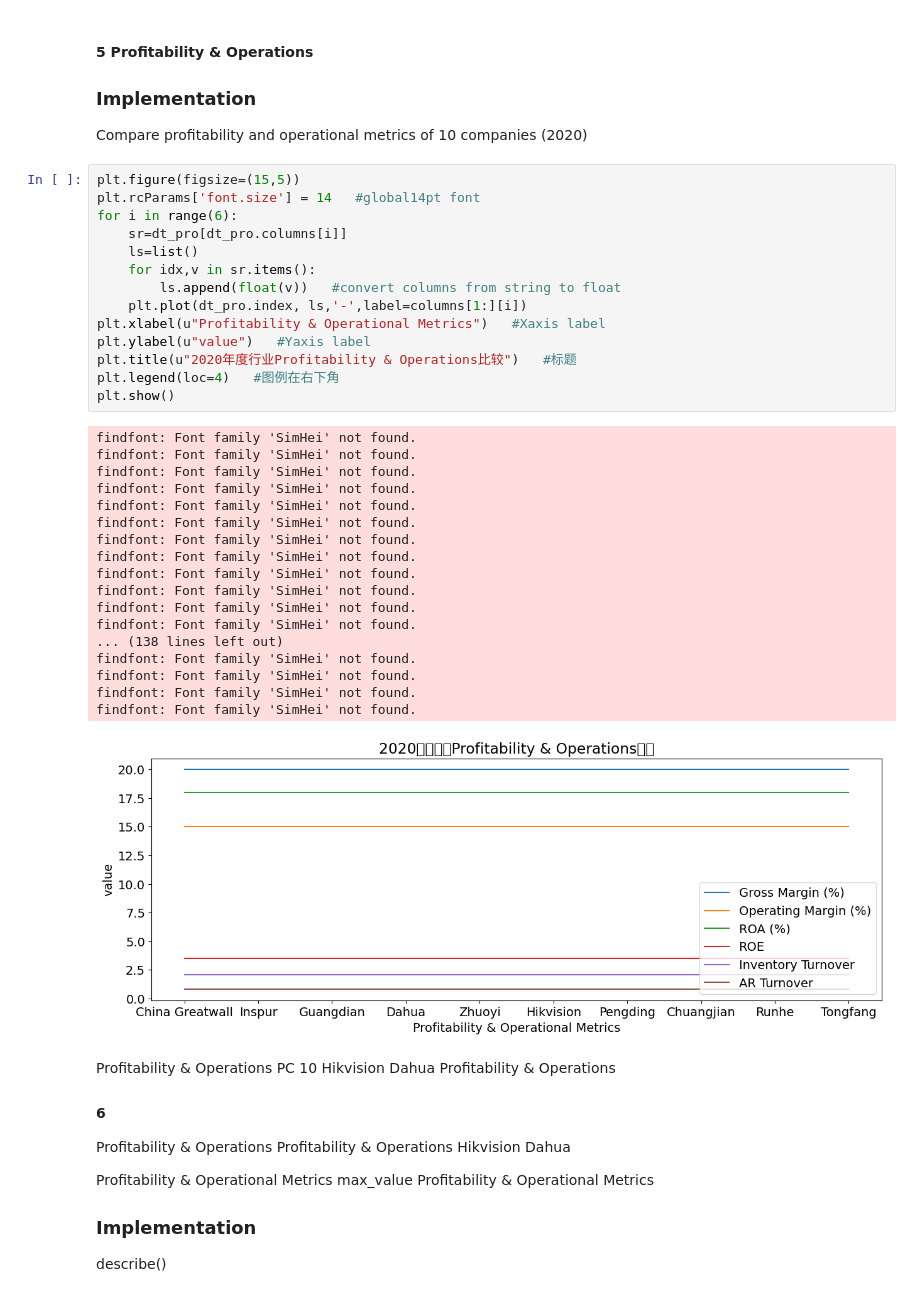
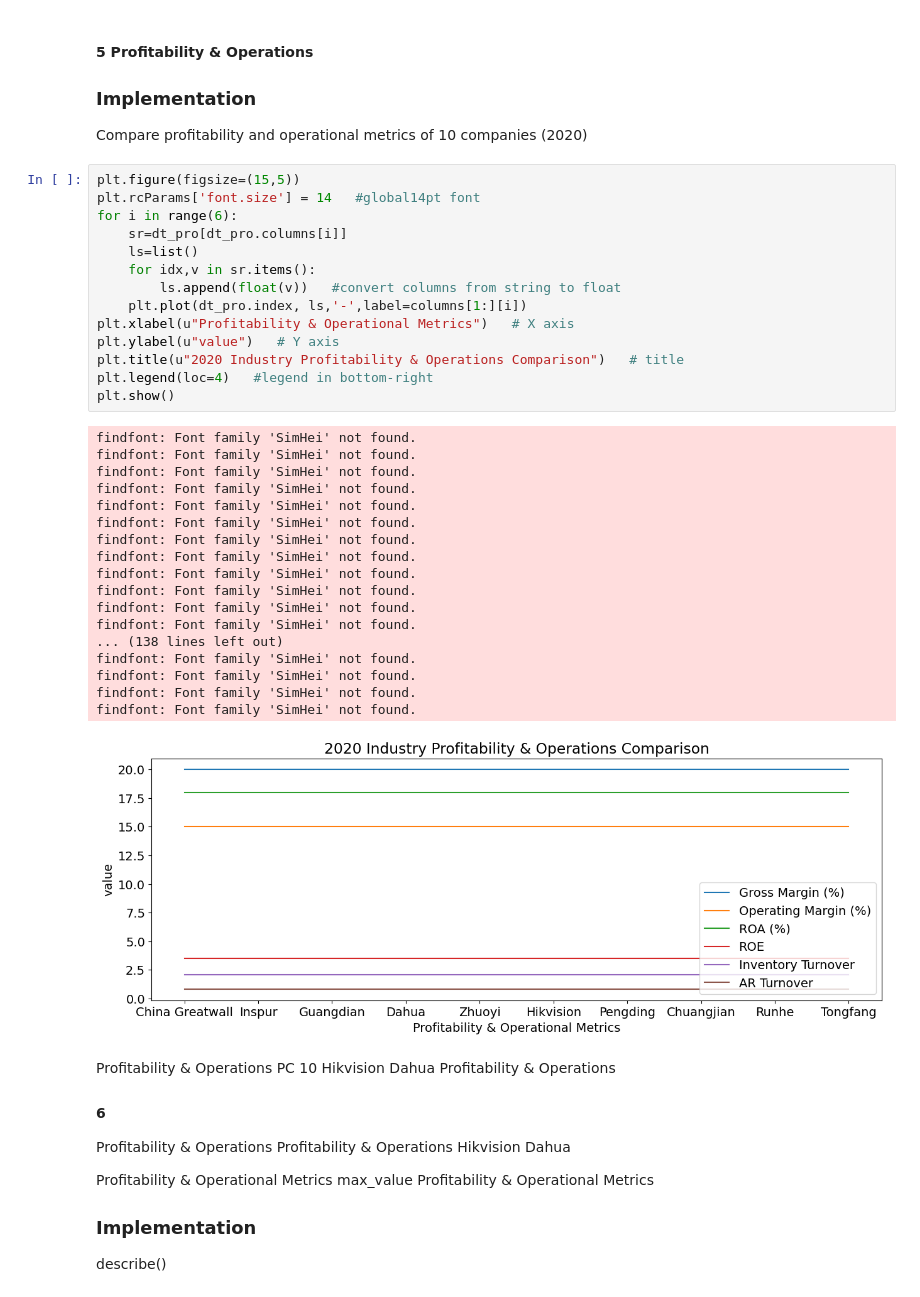
Before and after one commit to T-T-Best/Industry-data-visualization, a Jupyter notebook: industry_data_visualization.ipynb, the cells around one changed output. Saved outputs shown, nothing was run; the diff lists cells and outputs as text.

```diff
--- a/industry_data_visualization.ipynb
+++ b/industry_data_visualization.ipynb
@@ -189,36 +189,36 @@ Compare profitability and operational metrics of 10 companies (2020)
 # %%
 plt.figure(figsize=(15,5))
 plt.rcParams['font.size'] = 14   #global14pt font
 for i in range(6):
     sr=dt_pro[dt_pro.columns[i]]
     ls=list()
     for idx,v in sr.items():
         ls.append(float(v))   #convert columns from string to float
     plt.plot(dt_pro.index, ls,'-',label=columns[1:][i])
-plt.xlabel(u"Profitability & Operational Metrics")   #Xaxis label
-plt.ylabel(u"value")   #Yaxis label
-plt.title(u"2020年度行业Profitability & Operations比较")   #标题
-plt.legend(loc=4)   #图例在右下角
+plt.xlabel(u"Profitability & Operational Metrics")   # X axis
+plt.ylabel(u"value")   # Y axis
+plt.title(u"2020 Industry Profitability & Operations Comparison")   # title
+plt.legend(loc=4)   #legend in bottom-right
 plt.show()
 # %% [output]
 findfont: Font family 'SimHei' not found.
 findfont: Font family 'SimHei' not found.
 findfont: Font family 'SimHei' not found.
 findfont: Font family 'SimHei' not found.
 findfont: Font family 'SimHei' not found.
 findfont: Font family 'SimHei' not found.
 findfont: Font family 'SimHei' not found.
 findfont: Font family 'SimHei' not found.
 findfont: Font family 'SimHei' not found.
 findfont: Font family 'SimHei' not found.
 findfont: Font family 'SimHei' not found.
 findfont: Font family 'SimHei' not found.
 ... (138 lines left out)
 findfont: Font family 'SimHei' not found.
 findfont: Font family 'SimHei' not found.
 findfont: Font family 'SimHei' not found.
 findfont: Font family 'SimHei' not found.
-[figure, old version]
+[figure, new version]
 # %% [markdown]
  Profitability & Operations PC 10 Hikvision Dahua Profitability & Operations
 #### 6
```
Also changed, not shown: parts of 14 cells of this notebook.
